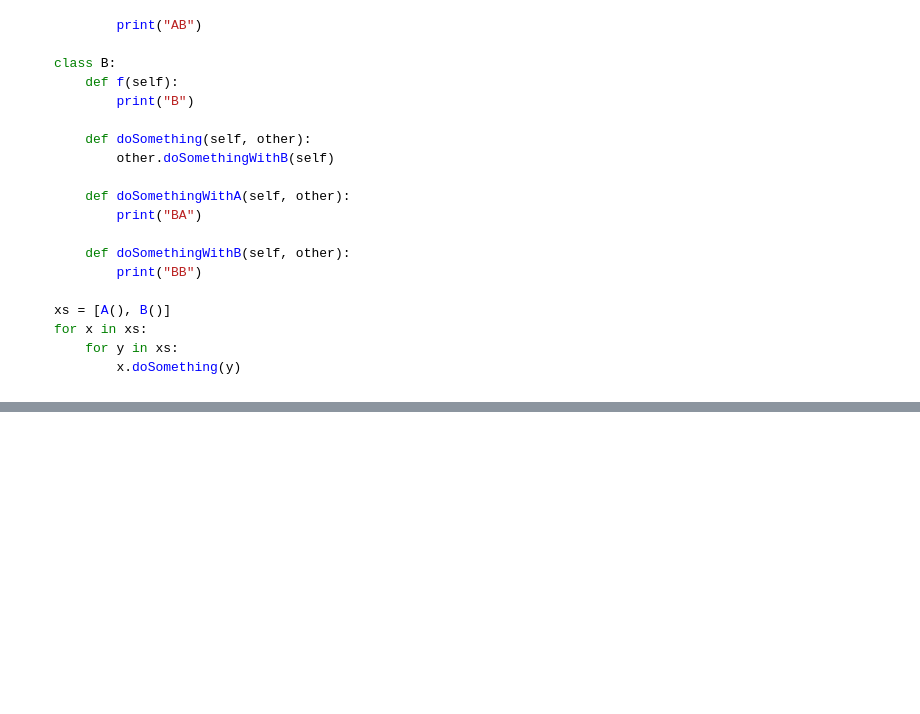
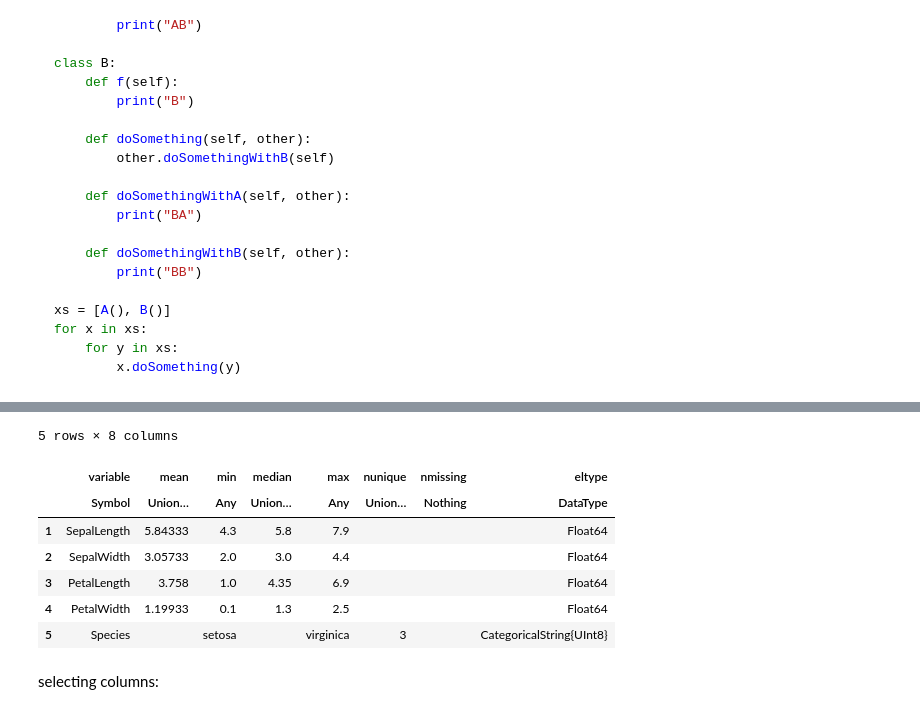
Before and after one commit to marcosfede/julia_talk, a Jupyter notebook: talk.ipynb, the cells around one changed output, grey strips where cells are left out. Cells and saved outputs as stored; diff of their text form; code cells hidden in the pictures; blank space fills up the shorter version.

```diff
--- a/talk.ipynb
+++ b/talk.ipynb
@@ -485,0 +632,13 @@ for x in xs:
+# %%
+describe(df)
+# %% [output]
+5 rows × 8 columns
+|  | variable | mean | min | median | max | nunique | nmissing | eltype |
+|  | Symbol | Union… | Any | Union… | Any | Union… | Nothing | DataType |
+| 1 | SepalLength | 5.84333 | 4.3 | 5.8 | 7.9 |  |  | Float64 |
+| 2 | SepalWidth | 3.05733 | 2.0 | 3.0 | 4.4 |  |  | Float64 |
+| 3 | PetalLength | 3.758 | 1.0 | 4.35 | 6.9 |  |  | Float64 |
+| 4 | PetalWidth | 1.19933 | 0.1 | 1.3 | 2.5 |  |  | Float64 |
+| 5 | Species |  | setosa |  | virginica | 3 |  | CategoricalString{UInt8} |
+# %% [markdown]
+selecting columns:
```
Also changed, not shown: parts of 19 cells of this notebook.
